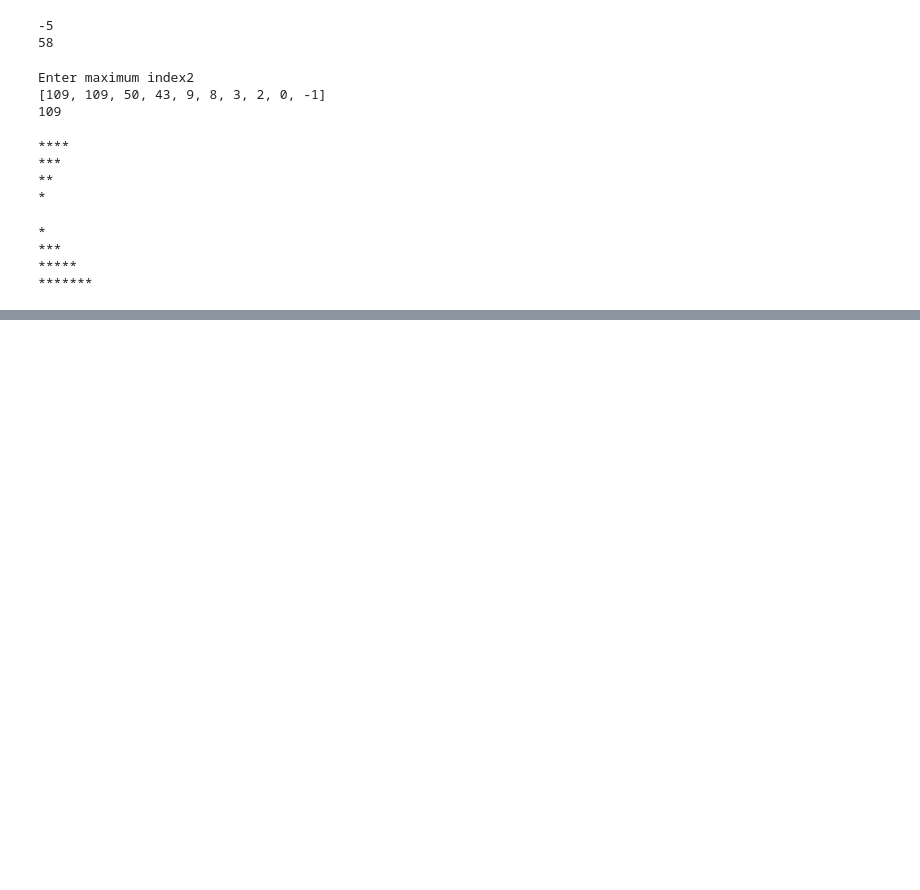
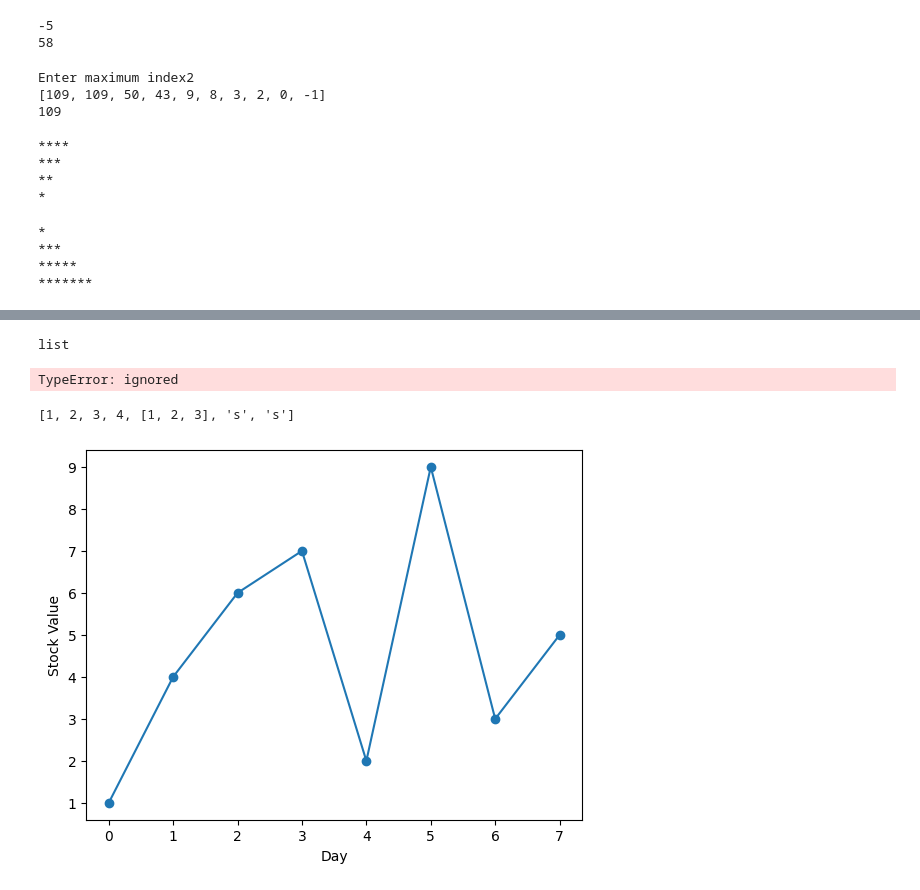
Before and after one commit to PandiDurai010722/Python_code, a Jupyter notebook: Python1.ipynb, the cells around one changed output, grey strips where cells are left out. Drawn from its saved outputs; the diff is of its cells as text; code cells hidden in the pictures; blank space fills up the shorter version.

```diff
--- a/Python1.ipynb
+++ b/Python1.ipynb
@@ -476,0 +543,9 @@ for i in range(1,8,2):
+# %%
+l=[1,2,3,4,[1,2,3]] # hetrogenouos
+type(l[-1])
+# %% [output]
+list
+# %%
+sum(l)
+# %% [output]
+TypeError: ignored
@@ -476,0 +554,4 @@ for i in range(1,8,2):
+# %%
+l
+# %% [output]
+[1, 2, 3, 4, [1, 2, 3], 's', 's']
@@ -476,0 +560,20 @@ for i in range(1,8,2):
+# %%
+l=[1,4,6,7,2,9,3,5]
+# Stock Prices
+# Day 0 ---> Stock Price =1
+# Day 1 ---> Stock Price =4
+
+# Program 1:You are allowed to buy the stock first and then you are allowed to sell it
+# How to obtain the maximum profit if you allowed to buy-sell only once?
+# Program 2:Print the indexes/days where you are buying and selling
+# You are allowed to buy-sell as many times. Find the maximum profit.
+
+# Don't  forget to handle the corner cases.
+import matplotlib.pyplot as plt
+plt.plot(range(len(l)),l)
+plt.scatter(range(len(l)),l)
+plt.xlabel("Day")
+plt.ylabel("Stock Value")
+plt.show()
+# %% [output]
+[figure, added]
```
Also changed, not shown: parts of 14 cells of this notebook.
